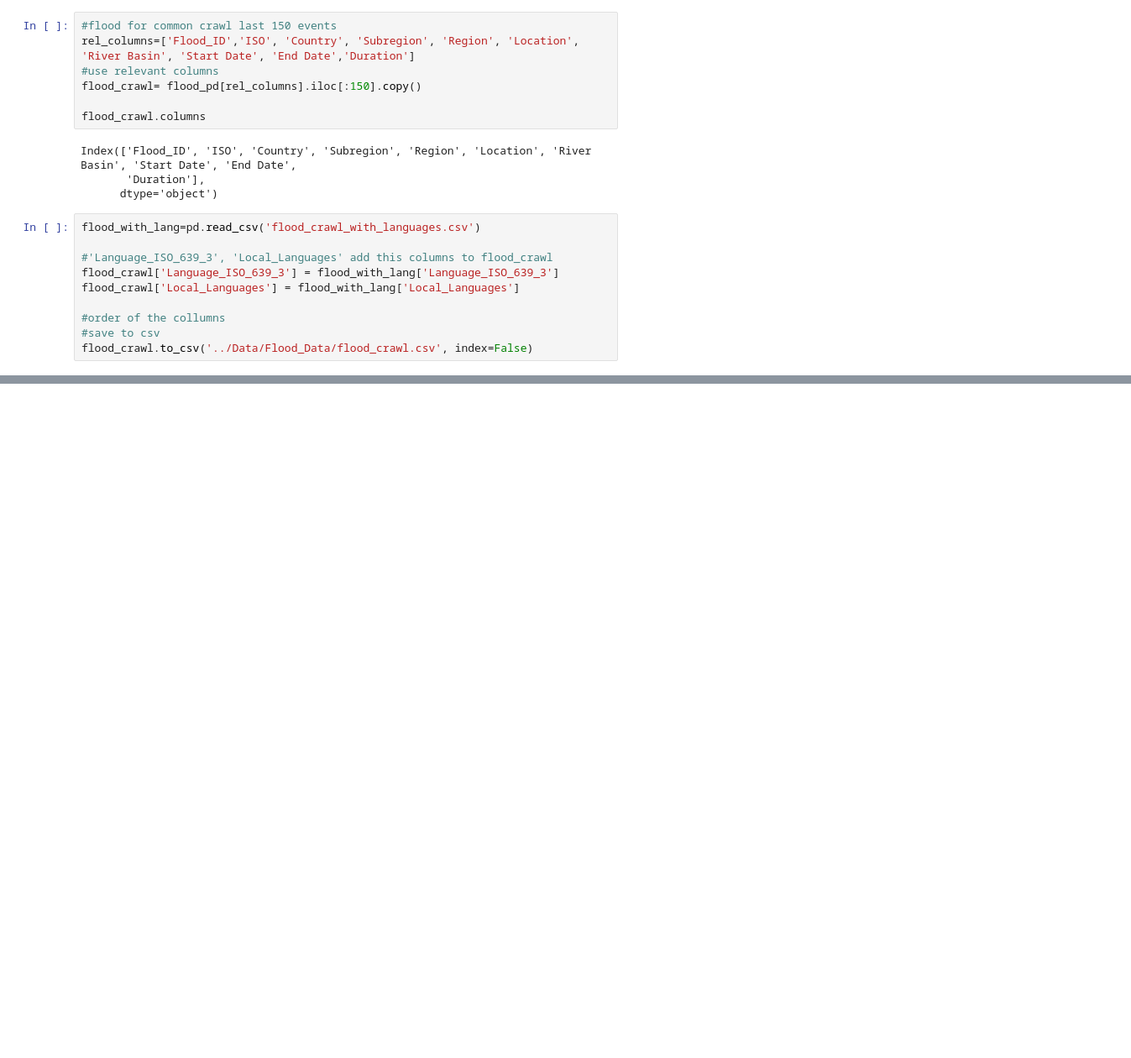
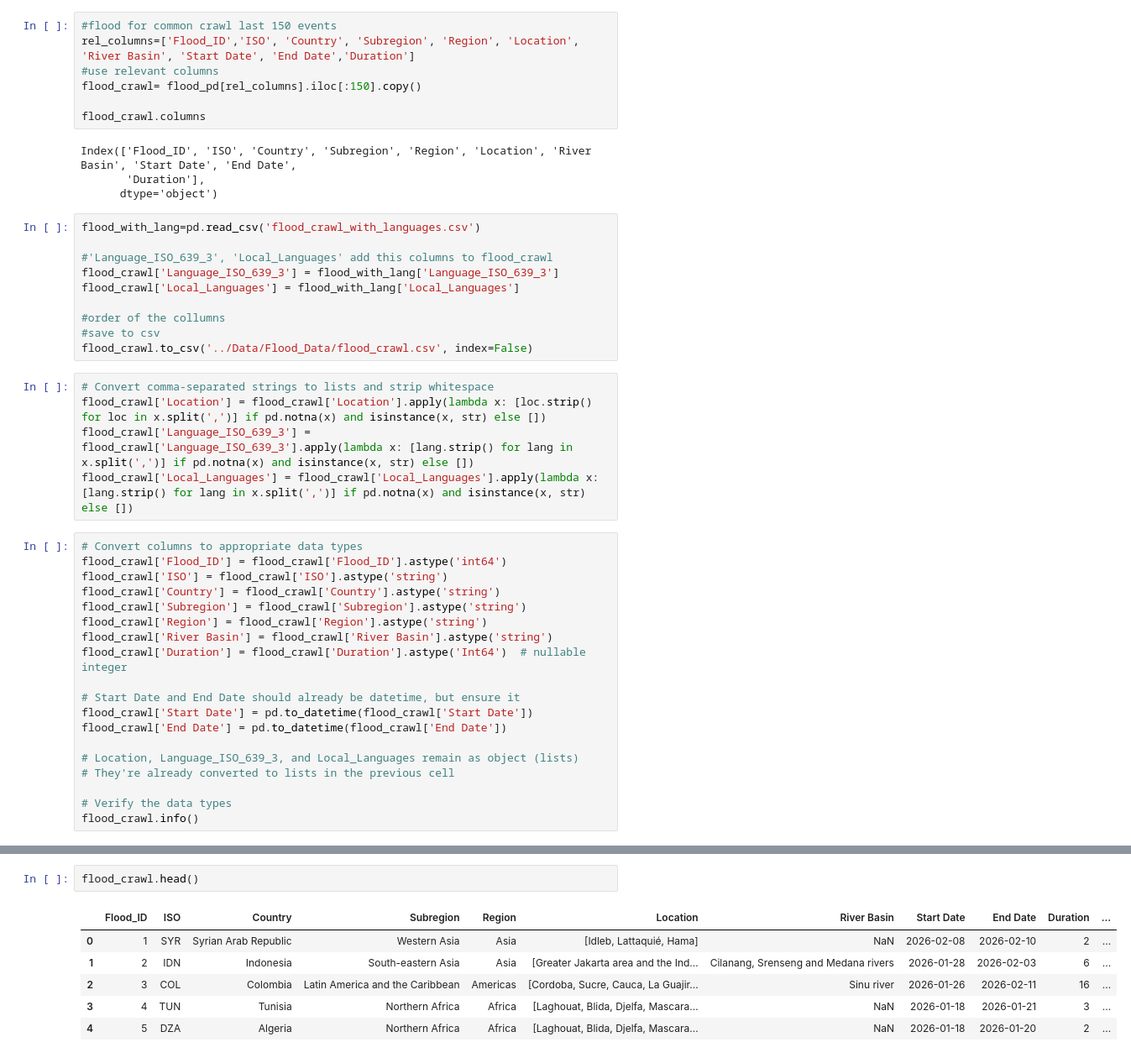
Before and after one commit to jo-n-cas/Flood_information_patterns_difussion, a Jupyter notebook: flood_dataset_cleaning/flood_data.ipynb, the cells around one changed output, grey strips where cells are left out. Shown at 84% size. Drawn from its saved outputs; the diff is of its cells as text; blank space fills up the shorter version.

```diff
--- a/flood_dataset_cleaning/flood_data.ipynb
+++ b/flood_dataset_cleaning/flood_data.ipynb
@@ -116,3 +150,27 @@ flood_crawl['Local_Languages'] = flood_with_lang['Local_Languages']
 #order of the collumns
 #save to csv
 flood_crawl.to_csv('../Data/Flood_Data/flood_crawl.csv', index=False)
+# %%
+# Convert comma-separated strings to lists and strip whitespace
+flood_crawl['Location'] = flood_crawl['Location'].apply(lambda x: [loc.strip() for loc in x.split(',')] if pd.notna(x) and isinstance(x, str) else [])
+flood_crawl['Language_ISO_639_3'] = flood_crawl['Language_ISO_639_3'].apply(lambda x: [lang.strip() for lang in x.split(',')] if pd.notna(x) and isinstance(x, str) else [])
+flood_crawl['Local_Languages'] = flood_crawl['Local_Languages'].apply(lambda x: [lang.strip() for lang in x.split(',')] if pd.notna(x) and isinstance(x, str) else [])
+# %%
+# Convert columns to appropriate data types
+flood_crawl['Flood_ID'] = flood_crawl['Flood_ID'].astype('int64')
+flood_crawl['ISO'] = flood_crawl['ISO'].astype('string')
+flood_crawl['Country'] = flood_crawl['Country'].astype('string')
+flood_crawl['Subregion'] = flood_crawl['Subregion'].astype('string')
+flood_crawl['Region'] = flood_crawl['Region'].astype('string')
+flood_crawl['River Basin'] = flood_crawl['River Basin'].astype('string')
+flood_crawl['Duration'] = flood_crawl['Duration'].astype('Int64')  # nullable integer
+
+# Start Date and End Date should already be datetime, but ensure it
+flood_crawl['Start Date'] = pd.to_datetime(flood_crawl['Start Date'])
+flood_crawl['End Date'] = pd.to_datetime(flood_crawl['End Date'])
+
+# Location, Language_ISO_639_3, and Local_Languages remain as object (lists)
+# They're already converted to lists in the previous cell
+
+# Verify the data types
+flood_crawl.info()
@@ -118,0 +197,9 @@ flood_crawl.to_csv('../Data/Flood_Data/flood_crawl.csv', index=False)
+# %%
+flood_crawl.head()
+# %% [output]
+|  | Flood_ID | ISO | Country | Subregion | Region | Location | River Basin | Start Date | End Date | Duration | ... |
+| 0 | 1 | SYR | Syrian Arab Republic | Western Asia | Asia | [Idleb, Lattaquié, Hama] | NaN | 2026-02-08 | 2026-02-10 | 2 | ... |
+| 1 | 2 | IDN | Indonesia | South-eastern Asia | Asia | [Greater Jakarta area and the Ind... | Cilanang, Srenseng and Medana rivers | 2026-01-28 | 2026-02-03 | 6 | ... |
+| 2 | 3 | COL | Colombia | Latin America and the Caribbean | Americas | [Cordoba, Sucre, Cauca, La Guajir... | Sinu river | 2026-01-26 | 2026-02-11 | 16 | ... |
+| 3 | 4 | TUN | Tunisia | Northern Africa | Africa | [Laghouat, Blida, Djelfa, Mascara... | NaN | 2026-01-18 | 2026-01-21 | 3 | ... |
+| 4 | 5 | DZA | Algeria | Northern Africa | Africa | [Laghouat, Blida, Djelfa, Mascara... | NaN | 2026-01-18 | 2026-01-20 | 2 | ... |
```
Also changed, not shown: parts of 8 cells of this notebook, 1 other file.
